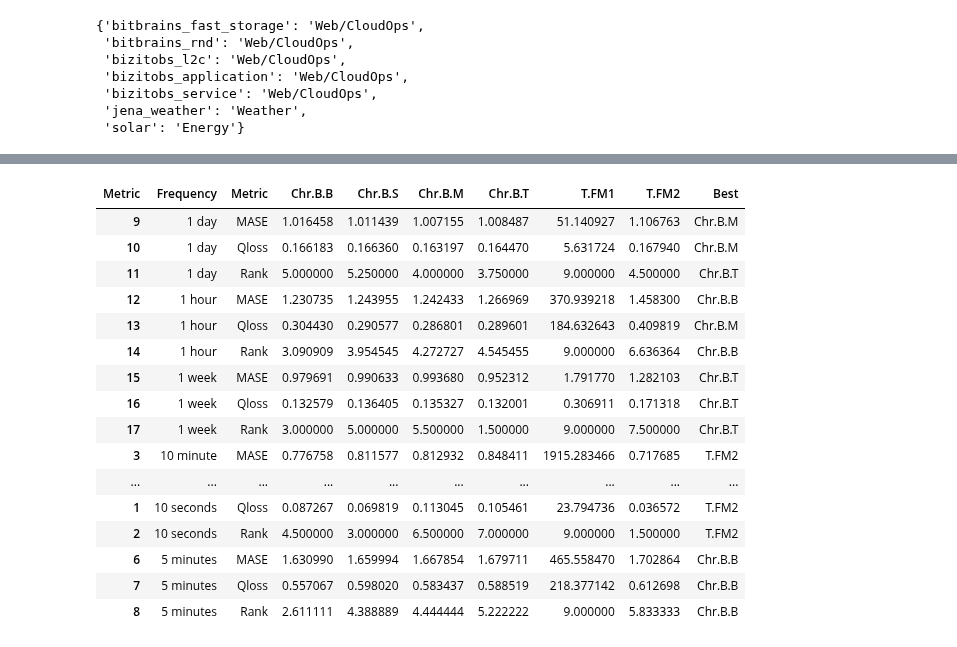
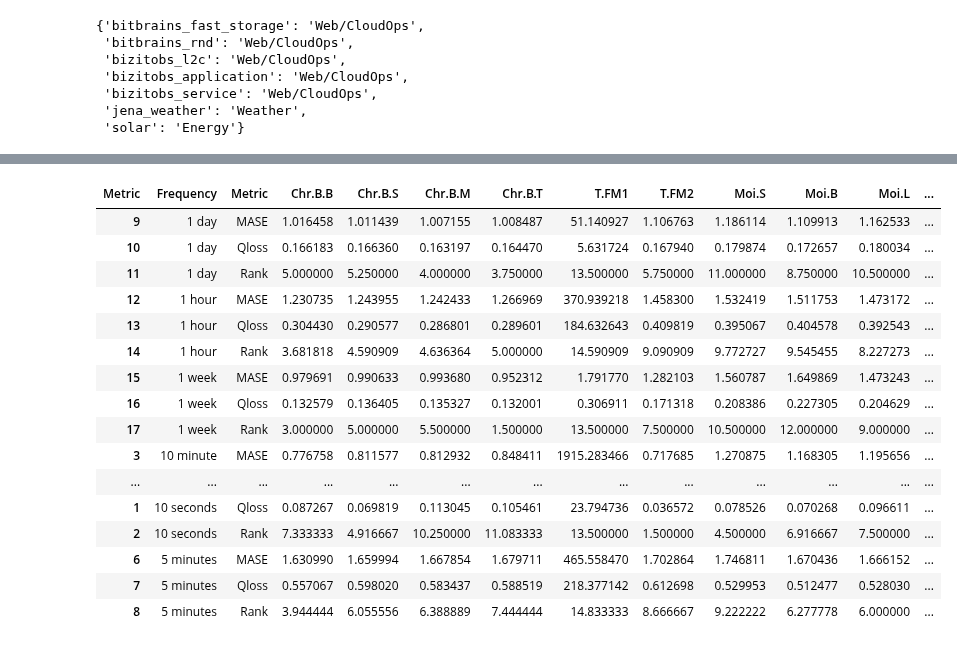
Before and after one commit to GiuliaGhisolfi/TSFM-ZeroShotEval, a Jupyter notebook: src/04_results.ipynb, the cells around one changed output, grey strips where cells are left out. Cells and saved outputs as stored; diff of their text form; code cells hidden in the pictures.

Commit message:
new results + chronos data

```diff
--- a/src/04_results.ipynb
+++ b/src/04_results.ipynb
@@ -37,7 +49,7 @@ timesfm2_df = path_to_df(timesfm2_path)
 # %%
 # dataset with Mase
 all_df = pd.concat([chronos_base_df, chronos_small_df, chronos_mini_df, chronos_tiny_df,
-    timesfm1_df, timesfm2_df], ignore_index=True)
+    timesfm1_df, timesfm2_df,moirai_small_df, moirai_base_df, moirai_large_df, moirai_moe_small_df], ignore_index=True)
 
 all_df["MASE"] = pd.to_numeric(all_df["MASE"], errors="coerce")
 all_df["rank_MASE"] = all_df.groupby(["dataset"])["MASE"].rank(method="min")
@@ -128,7 +146,12 @@ def create_dataset_df(df, dataset_name):
                                             "chronos-bolt-mini": "Chr.B.M",
                                             "chronos_bolt_tiny": "Chr.B.T",
                                             "timesfm1": "T.FM1",
-                                            "timesfm2": "T.FM2"})
+                                            "timesfm2": "T.FM2",
+                                            "morai_small": "Moi.S",
+                                            "morai_base": "Moi.B",
+                                            "morai_large": "Moi.L",
+                                            "morai_moe_small": "Moi.M.S",
+                                            })
     dataset_df["Best"] = dataset_df.idxmin(axis=1) # add columns best
     return dataset_df
 
@@ -146,8 +169,10 @@ for name in dataset_names:
     dataset_df["dataset, frequency, term"] = name.replace("/", ", ")
 
     dataset_df = dataset_df.reset_index()
+    if "Moi.M.S" not in dataset_df.columns:
+        dataset_df["Moi.M.S"] = None
     dataset_df = dataset_df[["dataset, frequency, term", "index", "Chr.B.B", "Chr.B.S", "Chr.B.M",
-        "Chr.B.T", "T.FM1", "T.FM2", "Best"]]
+        "Chr.B.T", "T.FM1", "T.FM2", "Moi.S", "Moi.B", "Moi.L", "Moi.M.S", "Best"]]
     dataset_df = dataset_df.rename(columns={"index": "Metric"})
     dataset_df = dataset_df.rename_axis(index=" ")
 
@@ -218,7 +243,8 @@ final_df["Frequency"] = final_df["dataset, frequency, term"].apply(
     lambda x: x.split(", ")[1] if len(x.split(", ")) > 1 else "Unknown")
 
 final_df = final_df[["Dataset", "Domain", "Term", "Frequency", "Metric",
-    "Chr.B.B", "Chr.B.S", "Chr.B.M", "Chr.B.T", "T.FM1", "T.FM2", "Best"]]
+    "Chr.B.B", "Chr.B.S", "Chr.B.M", "Chr.B.T", "T.FM1", "T.FM2",
+    "Moi.S", "Moi.B", "Moi.L", "Moi.M.S", "Best"]]
 final_df
 # %% [output]
 | Metric | Dataset | Domain | Term | Frequency | Metric | Chr.B.B | Chr.B.S | Chr.B.M | Chr.B.T | T.FM1 | T.FM2 | ... |
@@ -283,44 +319,49 @@ term_results
 # %%
 frequency_results = final_df.groupby(["Frequency", "Metric"]).agg({
     "Chr.B.B": "mean",
     "Chr.B.S": "mean",
     "Chr.B.M": "mean",
     "Chr.B.T": "mean",
     "T.FM1": "mean",
-    "T.FM2": "mean"
+    "T.FM2": "mean",
+    "Moi.S": "mean",
+    "Moi.B": "mean",
+    "Moi.L": "mean",
+    "Moi.M.S": "mean",
 }).reset_index()
 frequency_results["Frequency"] = frequency_results["Frequency"].map({
     "10S": "10 seconds",
     "5T": "5 minutes",
     "10T": "10 minute",
     "H": "1 hour",
     "D": "1 day",
     "W": "1 week",
 })
 # sort by frequency
 frequency_results = frequency_results.sort_values(by=["Frequency", "Metric"])
 
-frequency_results["Best"] = frequency_results[["Chr.B.B", "Chr.B.S", "Chr.B.M", "Chr.B.T", "T.FM1", "T.FM2"]].idxmin(axis=1)
+frequency_results["Best"] = frequency_results[["Chr.B.B", "Chr.B.S", "Chr.B.M", "Chr.B.T", "T.FM1", "T.FM2",
+    "Moi.S", "Moi.B", "Moi.L", "Moi.M.S",]].idxmin(axis=1)
 
 frequency_results
 # %% [output]
-| Metric | Frequency | Metric | Chr.B.B | Chr.B.S | Chr.B.M | Chr.B.T | T.FM1 | T.FM2 | Best |
-| 9 | 1 day | MASE | 1.016458 | 1.011439 | 1.007155 | 1.008487 | 51.140927 | 1.106763 | Chr.B.M |
-| 10 | 1 day | Qloss | 0.166183 | 0.166360 | 0.163197 | 0.164470 | 5.631724 | 0.167940 | Chr.B.M |
-| 11 | 1 day | Rank | 5.000000 | 5.250000 | 4.000000 | 3.750000 | 9.000000 | 4.500000 | Chr.B.T |
-| 12 | 1 hour | MASE | 1.230735 | 1.243955 | 1.242433 | 1.266969 | 370.939218 | 1.458300 | Chr.B.B |
-| 13 | 1 hour | Qloss | 0.304430 | 0.290577 | 0.286801 | 0.289601 | 184.632643 | 0.409819 | Chr.B.M |
-| 14 | 1 hour | Rank | 3.090909 | 3.954545 | 4.272727 | 4.545455 | 9.000000 | 6.636364 | Chr.B.B |
-| 15 | 1 week | MASE | 0.979691 | 0.990633 | 0.993680 | 0.952312 | 1.791770 | 1.282103 | Chr.B.T |
-| 16 | 1 week | Qloss | 0.132579 | 0.136405 | 0.135327 | 0.132001 | 0.306911 | 0.171318 | Chr.B.T |
-| 17 | 1 week | Rank | 3.000000 | 5.000000 | 5.500000 | 1.500000 | 9.000000 | 7.500000 | Chr.B.T |
-| 3 | 10 minute | MASE | 0.776758 | 0.811577 | 0.812932 | 0.848411 | 1915.283466 | 0.717685 | T.FM2 |
-| ... | ... | ... | ... | ... | ... | ... | ... | ... | ... |
-| 1 | 10 seconds | Qloss | 0.087267 | 0.069819 | 0.113045 | 0.105461 | 23.794736 | 0.036572 | T.FM2 |
-| 2 | 10 seconds | Rank | 4.500000 | 3.000000 | 6.500000 | 7.000000 | 9.000000 | 1.500000 | T.FM2 |
-| 6 | 5 minutes | MASE | 1.630990 | 1.659994 | 1.667854 | 1.679711 | 465.558470 | 1.702864 | Chr.B.B |
-| 7 | 5 minutes | Qloss | 0.557067 | 0.598020 | 0.583437 | 0.588519 | 218.377142 | 0.612698 | Chr.B.B |
-| 8 | 5 minutes | Rank | 2.611111 | 4.388889 | 4.444444 | 5.222222 | 9.000000 | 5.833333 | Chr.B.B |
+| Metric | Frequency | Metric | Chr.B.B | Chr.B.S | Chr.B.M | Chr.B.T | T.FM1 | T.FM2 | Moi.S | Moi.B | Moi.L | ... |
+| 9 | 1 day | MASE | 1.016458 | 1.011439 | 1.007155 | 1.008487 | 51.140927 | 1.106763 | 1.186114 | 1.109913 | 1.162533 | ... |
+| 10 | 1 day | Qloss | 0.166183 | 0.166360 | 0.163197 | 0.164470 | 5.631724 | 0.167940 | 0.179874 | 0.172657 | 0.180034 | ... |
+| 11 | 1 day | Rank | 5.000000 | 5.250000 | 4.000000 | 3.750000 | 13.500000 | 5.750000 | 11.000000 | 8.750000 | 10.500000 | ... |
+| 12 | 1 hour | MASE | 1.230735 | 1.243955 | 1.242433 | 1.266969 | 370.939218 | 1.458300 | 1.532419 | 1.511753 | 1.473172 | ... |
+| 13 | 1 hour | Qloss | 0.304430 | 0.290577 | 0.286801 | 0.289601 | 184.632643 | 0.409819 | 0.395067 | 0.404578 | 0.392543 | ... |
+| 14 | 1 hour | Rank | 3.681818 | 4.590909 | 4.636364 | 5.000000 | 14.590909 | 9.090909 | 9.772727 | 9.545455 | 8.227273 | ... |
+| 15 | 1 week | MASE | 0.979691 | 0.990633 | 0.993680 | 0.952312 | 1.791770 | 1.282103 | 1.560787 | 1.649869 | 1.473243 | ... |
+| 16 | 1 week | Qloss | 0.132579 | 0.136405 | 0.135327 | 0.132001 | 0.306911 | 0.171318 | 0.208386 | 0.227305 | 0.204629 | ... |
+| 17 | 1 week | Rank | 3.000000 | 5.000000 | 5.500000 | 1.500000 | 13.500000 | 7.500000 | 10.500000 | 12.000000 | 9.000000 | ... |
+| 3 | 10 minute | MASE | 0.776758 | 0.811577 | 0.812932 | 0.848411 | 1915.283466 | 0.717685 | 1.270875 | 1.168305 | 1.195656 | ... |
+| ... | ... | ... | ... | ... | ... | ... | ... | ... | ... | ... | ... | ... |
+| 1 | 10 seconds | Qloss | 0.087267 | 0.069819 | 0.113045 | 0.105461 | 23.794736 | 0.036572 | 0.078526 | 0.070268 | 0.096611 | ... |
+| 2 | 10 seconds | Rank | 7.333333 | 4.916667 | 10.250000 | 11.083333 | 13.500000 | 1.500000 | 4.500000 | 6.916667 | 7.500000 | ... |
+| 6 | 5 minutes | MASE | 1.630990 | 1.659994 | 1.667854 | 1.679711 | 465.558470 | 1.702864 | 1.746811 | 1.670436 | 1.666152 | ... |
+| 7 | 5 minutes | Qloss | 0.557067 | 0.598020 | 0.583437 | 0.588519 | 218.377142 | 0.612698 | 0.529953 | 0.512477 | 0.528030 | ... |
+| 8 | 5 minutes | Rank | 3.944444 | 6.055556 | 6.388889 | 7.444444 | 14.833333 | 8.666667 | 9.222222 | 6.277778 | 6.000000 | ... |
 # %%
 print(domain_results.to_latex(index=False, float_format="%.3f"))
 # %% [output]
```
Also changed, not shown: parts of 14 cells of this notebook, 3 other files.
